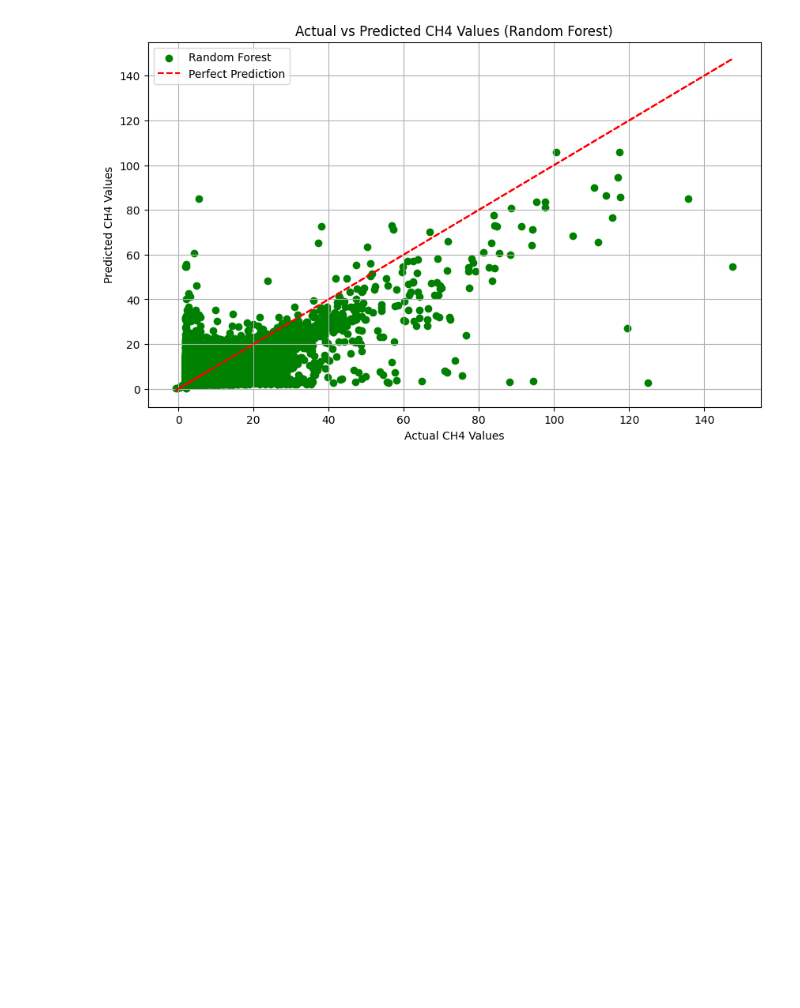
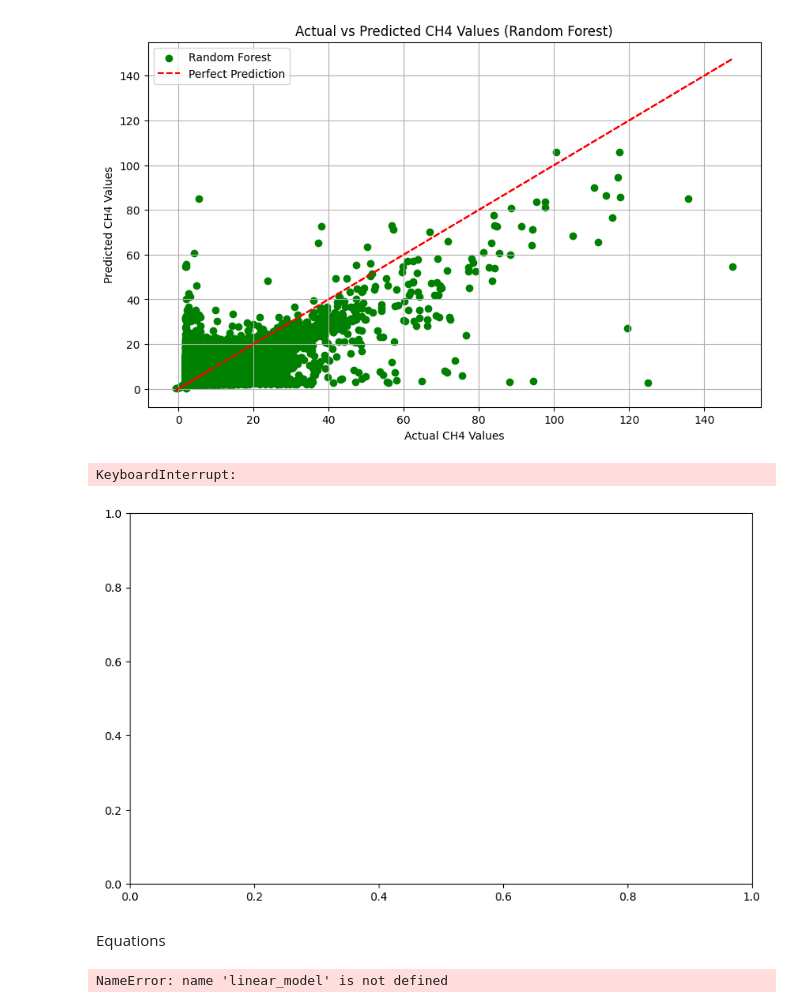
Before and after one commit to Kiplimo288/BigData, a Jupyter notebook: TGS2600_ML.ipynb, the cells around one changed output. Cells and saved outputs as stored; diff of their text form; code cells hidden in the pictures; blank space fills up the shorter version.

```diff
--- a/TGS2600_ML.ipynb
+++ b/TGS2600_ML.ipynb
@@ -140,3 +140,77 @@ plt.show()
 # %% [output]
 [figure]
 [figure]
+# %%
+# Step 1: Import Libraries
+import pandas as pd
+import matplotlib.pyplot as plt
+
+# Step 2: Read the Updated DataFrame with Predicted Values
+predicted_data = pd.read_csv('TGS2600_Trained_Predicted.csv')
+
+# Step 3: Extract Actual and Predicted CH4 Values
+actual_ch4 = predicted_data['CH4 (ppm)']
+predicted_ch4_linear = predicted_data['TGS2600CH4_Regression']
+predicted_ch4_rf = predicted_data['TGS2600CH4_RandomForest']
+
+# Step 4: Scatter Plot of Target Variable vs Predicted Values for Linear Regression
+plt.figure(figsize=(10, 6))
+plt.scatter(predicted_data['Timestamp'], actual_ch4, color='blue', label='Actual CH4 Values')
+plt.scatter(predicted_data['Timestamp'], predicted_ch4_linear, color='red', label='Linear Regression Predictions')
+plt.title('Actual CH4 Values vs Linear Regression Predictions')
+plt.xlabel('Timestamp')
+plt.ylabel('CH4 Values')
+plt.legend()
+plt.grid(True)
+plt.show()
+
+# Step 5: Scatter Plot of Target Variable vs Predicted Values for Random Forest
+plt.figure(figsize=(10, 6))
+plt.scatter(predicted_data['Timestamp'], actual_ch4, color='blue', label='Actual CH4 Values')
+plt.scatter(predicted_data['Timestamp'], predicted_ch4_rf, color='green', label='Random Forest Predictions')
+plt.title('Actual CH4 Values vs Random Forest Predictions')
+plt.xlabel('Timestamp')
+plt.ylabel('CH4 Values')
+plt.legend()
+plt.grid(True)
+plt.show()
+
+# Step 6: Time Series Plot of Target Variable vs Predicted Values for Linear Regression
+plt.figure(figsize=(10, 6))
+plt.plot(predicted_data['Timestamp'], actual_ch4, color='blue', label='Actual CH4 Values')
+plt.plot(predicted_data['Timestamp'], predicted_ch4_linear, color='red', label='Linear Regression Predictions')
+plt.title('Time Series Plot of Actual CH4 Values vs Linear Regression Predictions')
+plt.xlabel('Timestamp')
+plt.ylabel('CH4 Values')
+plt.legend()
+plt.grid(True)
+plt.show()
+
+# Step 7: Time Series Plot of Target Variable vs Predicted Values for Random Forest
+plt.figure(figsize=(10, 6))
+plt.plot(predicted_data['Timestamp'], actual_ch4, color='blue', label='Actual CH4 Values')
+plt.plot(predicted_data['Timestamp'], predicted_ch4_rf, color='green', label='Random Forest Predictions')
+plt.title('Time Series Plot of Actual CH4 Values vs Random Forest Predictions')
+plt.xlabel('Timestamp')
+plt.ylabel('CH4 Values')
+plt.legend()
+plt.grid(True)
+plt.show()
+# %% [output]
+KeyboardInterrupt:
+[figure, added]
+# %% [markdown]
+Equations
+# %%
+####Equation for linear regression
+# Get the intercept and coefficients of the Linear Regression model
+intercept = linear_model.intercept_
+coefficients = linear_model.coef_
+
+print("Intercept:", intercept)
+print("Coefficients:", coefficients)
+
+# Print the Linear Regression equation
+print(f"Linear Regression Equation: CH4 (ppm) = {intercept} + {coefficients[0]} * TGS2600 + {coefficients[1]} * DHT22_Temperature + {coefficients[2]} * DHT22_Humidity")
+# %% [output]
+NameError: name 'linear_model' is not defined
```
Also changed, not shown: parts of 1 cell of this notebook.
